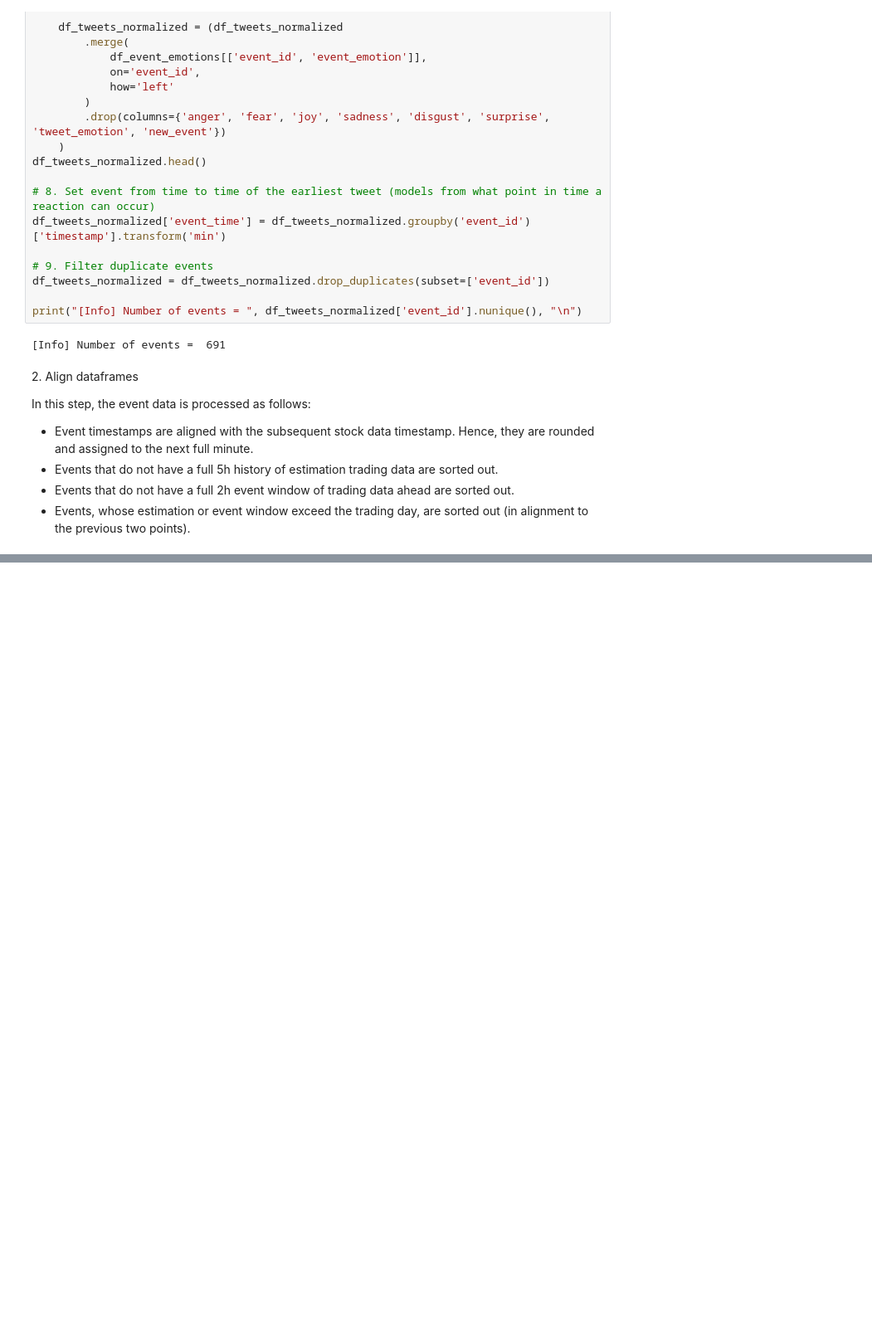
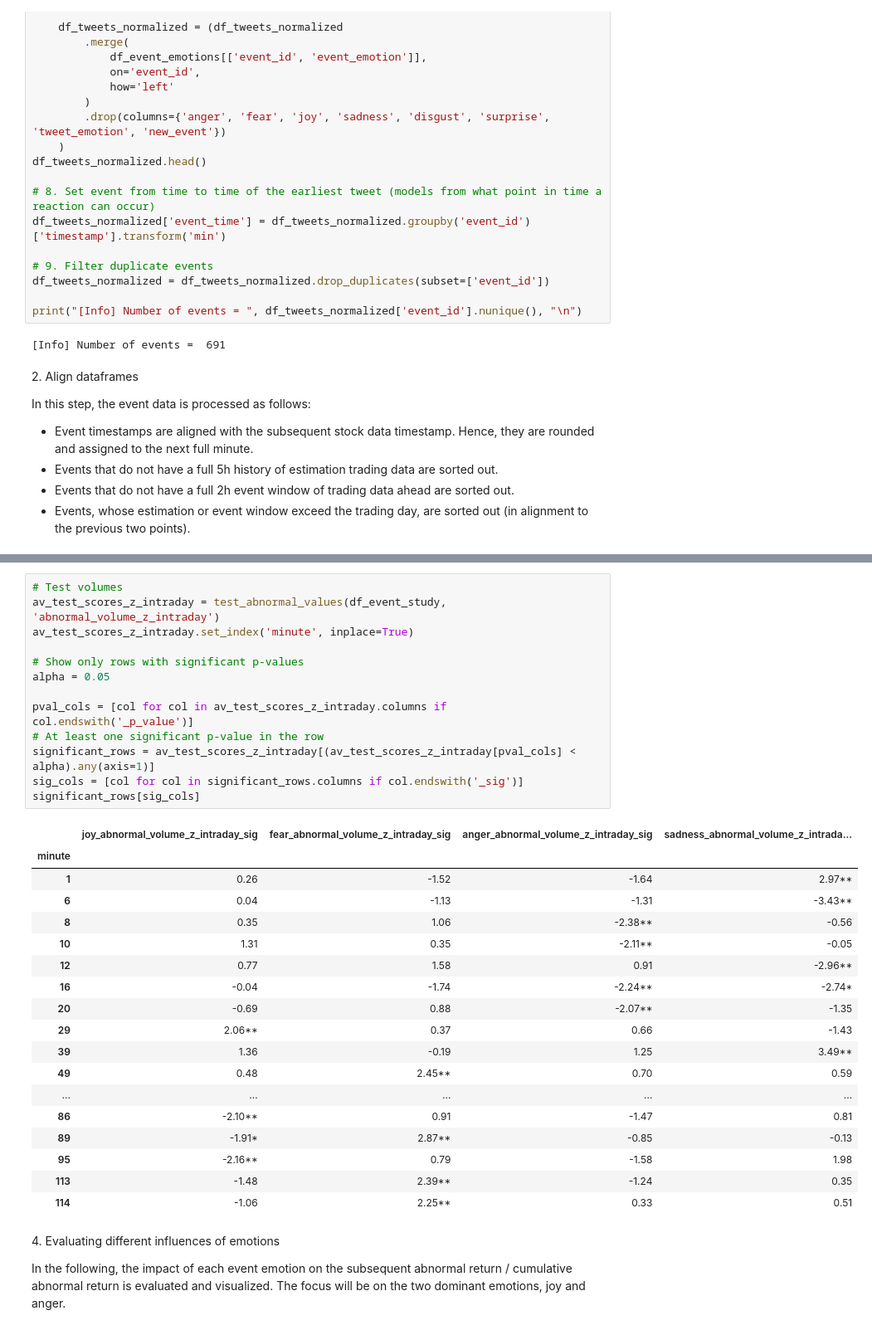
Before and after one commit to AK960/COIN_Repo, a Jupyter notebook: scripts/analyse_emotions.ipynb, the cells around one changed output, grey strips where cells are left out. Shown at 83% size. Saved outputs shown, nothing was run; the diff lists cells and outputs as text; blank space fills up the shorter version.

```diff
--- a/scripts/analyse_emotions.ipynb
+++ b/scripts/analyse_emotions.ipynb
@@ -499,0 +729,35 @@ df_event_study
+# %%
+# Test volumes
+av_test_scores_z_intraday = test_abnormal_values(df_event_study, 'abnormal_volume_z_intraday')
+av_test_scores_z_intraday.set_index('minute', inplace=True)
+
+# Show only rows with significant p-values
+alpha = 0.05
+
+pval_cols = [col for col in av_test_scores_z_intraday.columns if col.endswith('_p_value')]
+# At least one significant p-value in the row
+significant_rows = av_test_scores_z_intraday[(av_test_scores_z_intraday[pval_cols] < alpha).any(axis=1)]
+sig_cols = [col for col in significant_rows.columns if col.endswith('_sig')]
+significant_rows[sig_cols]
+# %% [output]
+|  | joy_abnormal_volume_z_intraday_sig | fear_abnormal_volume_z_intraday_sig | anger_abnormal_volume_z_intraday_sig | sadness_abnormal_volume_z_intrada... |
+| minute |  |  |  |  |
+| 1 | 0.26 | -1.52 | -1.64 | 2.97** |
+| 6 | 0.04 | -1.13 | -1.31 | -3.43** |
+| 8 | 0.35 | 1.06 | -2.38** | -0.56 |
+| 10 | 1.31 | 0.35 | -2.11** | -0.05 |
+| 12 | 0.77 | 1.58 | 0.91 | -2.96** |
+| 16 | -0.04 | -1.74 | -2.24** | -2.74* |
+| 20 | -0.69 | 0.88 | -2.07** | -1.35 |
+| 29 | 2.06** | 0.37 | 0.66 | -1.43 |
+| 39 | 1.36 | -0.19 | 1.25 | 3.49** |
+| 49 | 0.48 | 2.45** | 0.70 | 0.59 |
+| ... | ... | ... | ... | ... |
+| 86 | -2.10** | 0.91 | -1.47 | 0.81 |
+| 89 | -1.91* | 2.87** | -0.85 | -0.13 |
+| 95 | -2.16** | 0.79 | -1.58 | 1.98 |
+| 113 | -1.48 | 2.39** | -1.24 | 0.35 |
+| 114 | -1.06 | 2.25** | 0.33 | 0.51 |
+# %% [markdown]
+<p>4. Evaluating different influences of emotions</p>
+<p>In the following, the impact of each event emotion on the subsequent abnormal return / cumulative abnormal return is evaluated and visualized. The focus will be on the two dominant emotions, joy and anger.</p>
```
Also changed, not shown: parts of 16 cells of this notebook.
